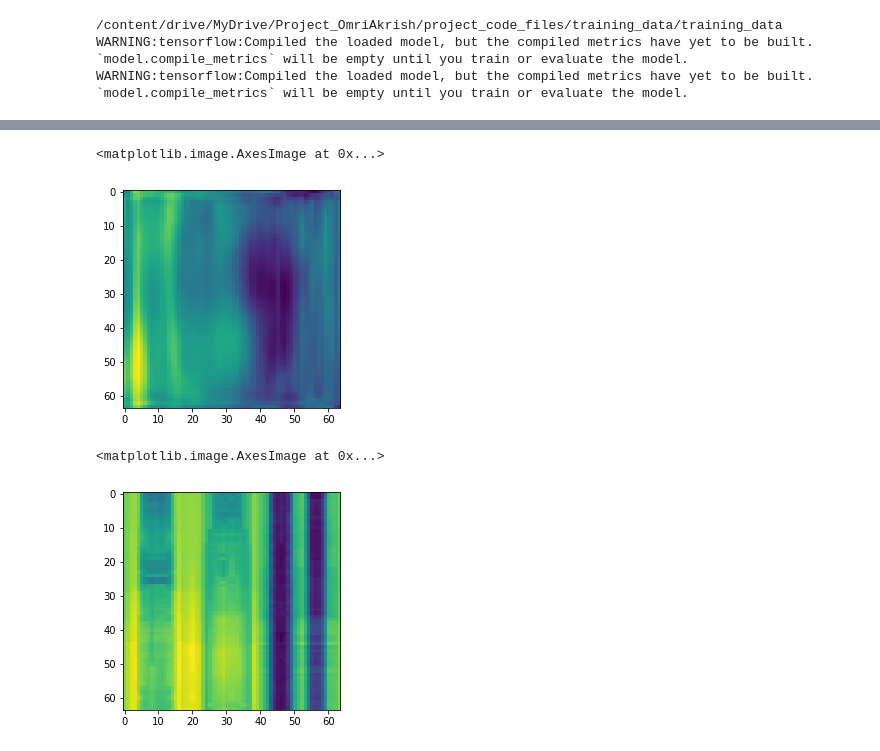
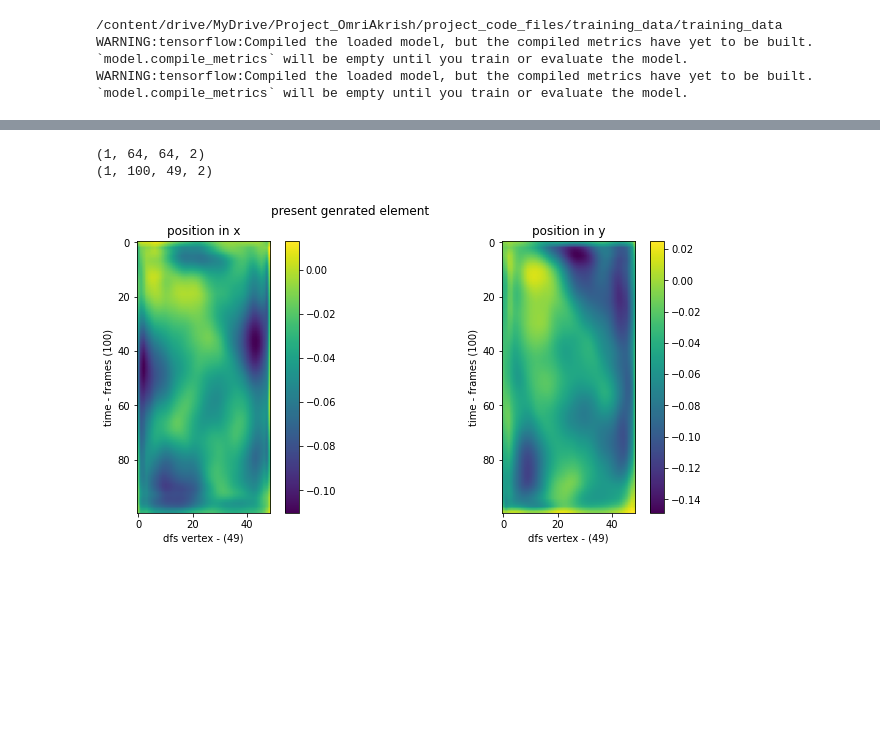
Before and after one commit to omriak/omri_project_files, a Jupyter notebook: training_colab_v03_.ipynb, the cells around one changed output, grey strips where cells are left out. Drawn from its saved outputs; the diff is of its cells as text; code cells hidden in the pictures; blank space fills up the shorter version.

```diff
--- a/training_colab_v03_.ipynb
+++ b/training_colab_v03_.ipynb
@@ -102,3 +81,6 @@ print("Loading previous training pickle...")
 training_data = np.load(training_binary_path)
 # %% [output]
 Loading previous training pickle...
+# %%
+training_data = tf.convert_to_tensor(training_data)
+training_data_normalize = tf.map_fn(lambda x: tf.image.per_image_standardization(x), training_data, parallel_iterations=training_data.shape[0], dtype=tf.float32)
@@ -105,7 +111,7 @@ Loading previous training pickle...
 # %%
-def build_image_resizer(height,width):
+def build_image_resizer(Oheight,Owidth,Iheight,Iwidth,R):
     model = Sequential()
-    model.add(Resizing(64, 64, interpolation="bilinear" , input_shape=(height,width,3)))
+    model.add(Resizing(Oheight, Owidth, interpolation="bilinear" , input_shape=(Iheight,Iwidth,R)))
     return model
 
 def build_generator(seed_size):
@@ -117,11 +123,6 @@ def build_generator(seed_size):
     model.add(Reshape((4,4,512)))
 
     # Mid CNN layer
-    model.add(UpSampling2D(size=2,interpolation = 'bilinear'))
-    model.add(Conv2D(512,kernel_size=(3,3),strides = (1, 1),padding="same",use_bias = False))
-    model.add(BatchNormalization(epsilon=10**-5,momentum=0.1))
-    model.add(Activation("relu"))
-
     model.add(UpSampling2D(size=(2, 2),interpolation = 'bilinear'))
     model.add(Conv2D(256,kernel_size=(3,3),strides = (1, 1),padding="same",use_bias = False))
     model.add(BatchNormalization(epsilon=10**-5,momentum=0.1))
@@ -139,9 +140,8 @@ def build_generator(seed_size):
 
     # Final CNN layer
     model.add(UpSampling2D(size=(2, 2),interpolation = 'bilinear'))
-    model.add(Conv2D(3,kernel_size=(3,3),strides = (1, 1),padding="same",use_bias = False))
+    model.add(Conv2D(2,kernel_size=(3,3),strides = (1, 1),padding="same",use_bias = False))
     model.add(Activation("tanh"))
-    model.add(Resizing(64, 64, interpolation="bilinear" , input_shape=(128,128,3)))
     return model
 
 
@@ -349,3 +329,25 @@ discriminator.save(os.path.join(DATA_PATH,"discriminator1.h5"))
 /content/drive/MyDrive/Project_OmriAkrish/project_code_files/training_data/training_data
 WARNING:tensorflow:Compiled the loaded model, but the compiled metrics have yet to be built. `model.compile_metrics` will be empty until you train or evaluate the model.
 WARNING:tensorflow:Compiled the loaded model, but the compiled metrics have yet to be built. `model.compile_metrics` will be empty until you train or evaluate the model.
+# %%
+def print_sample(sample,R):
+  plt.figure(figsize=(12, 5))
+  for i in range(R):
+    axs = plt.subplot(int('1'+str(R)+'0')+i+1)
+    plt.imshow(sample[:, :, i])
+    plt.colorbar()
+    plt.ylabel('time - frames (100)')
+    plt.xlabel('dfs vertex - (49)')
+    if i==0:
+      axs.set_title('position in x')
+    if i==1:
+      axs.set_title('position in y')
+    if i==2:
+      axs.set_title('confidence level')
+  plt.suptitle('present genrated element')
+  plt.show()
+# %%
+resizerout = build_image_resizer(100,49,64,64,2)
+Model.summary(resizerout)
+resizerout_3 = build_image_resizer(100,49,64,64,3)
+Model.summary(resizerout_3)
@@ -352,15 +372,13 @@ WARNING:tensorflow:Compiled the loaded model, but the compiled metrics have yet
 # %%
 seed = np.random.normal(0, 1,100)
 c = np.asarray((0,0,0,0,0,1))
 fixed_seed = np.append(seed,c)
 generated_image = generator(np.expand_dims(fixed_seed, axis=0), training=False)
-
-plt.imshow(generated_image[0, :, :, 0])
+print(generated_image.shape)
+generated_image = resizerout(generated_image)
+print(generated_image.shape)
+print_sample(generated_image[0],2)
 # %% [output]
-<matplotlib.image.AxesImage at 0x...>
+(1, 64, 64, 2)
+(1, 100, 49, 2)
-[figure, old version]
+[figure, new version]
-# %%
-plt.imshow(training_data_r[32, :, :, 0])
-# %% [output]
-<matplotlib.image.AxesImage at 0x...>
-[figure, removed]
```
Also changed, not shown: parts of 19 cells of this notebook.
